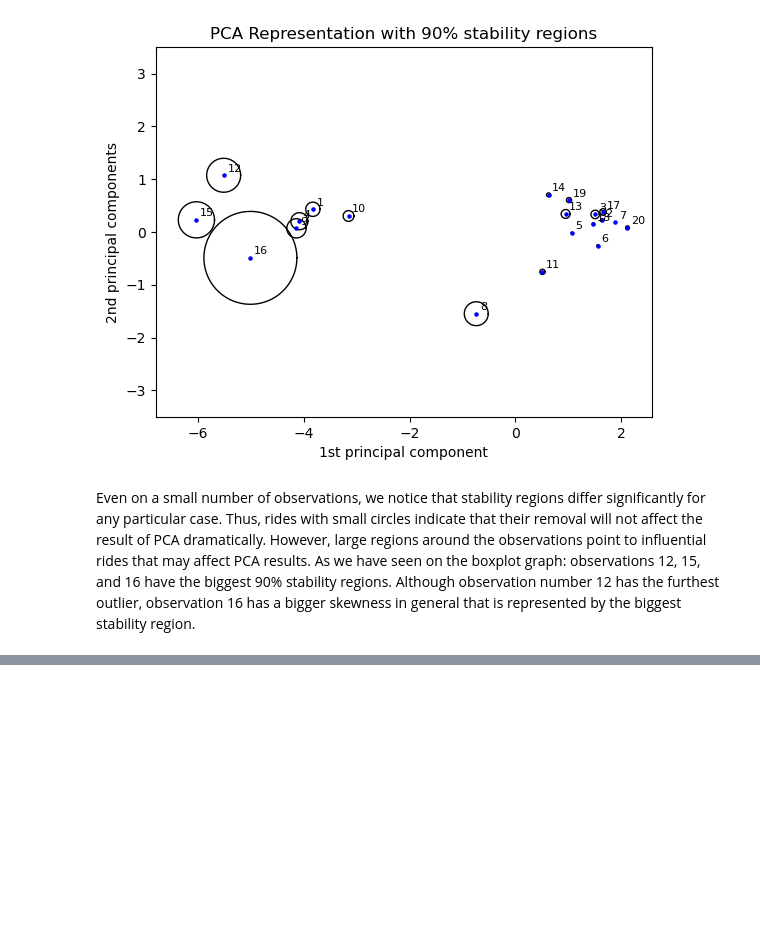
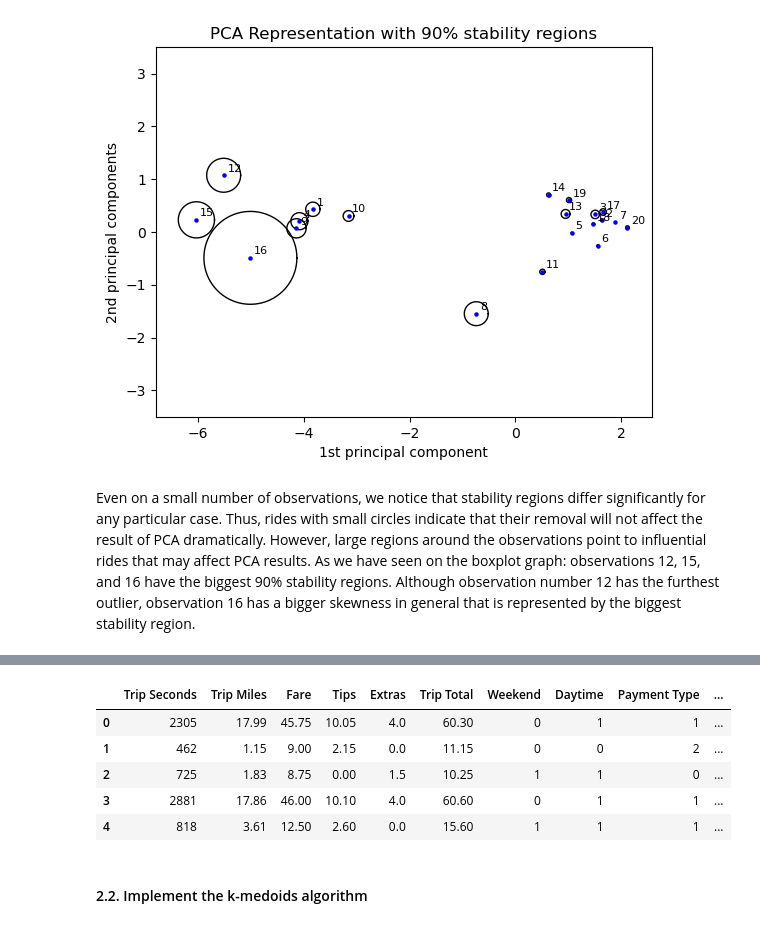
Before and after one commit to karakumka/portfolio, a Jupyter notebook: Project1/PCA_taxi.ipynb, the cells around one changed output, grey strips where cells are left out. Saved outputs shown, nothing was run; the diff lists cells and outputs as text; code cells hidden in the pictures; blank space fills up the shorter version.

```diff
--- a/Project1/PCA_taxi.ipynb
+++ b/Project1/PCA_taxi.ipynb
@@ -321,0 +336,27 @@ Even on a small number of observations, we notice that stability regions differ
+# %%
+boolean_columns = data.select_dtypes(include=['bool']).columns
+data[boolean_columns] = data[boolean_columns].astype(int)
+categorical_columns = data.select_dtypes(include=['object']).columns
+
+inversed = []
+
+for col in categorical_columns:
+    le = LabelEncoder()
+    data[col] = le.fit_transform(data[col])
+    mapping_df = pd.DataFrame({'Encoded': range(len(le.classes_)), col: le.classes_})
+    inversed.append(mapping_df)
+
+inversed = pd.concat(inversed, axis=0)
+
+data = data[['Trip Seconds', 'Trip Miles', 'Fare', 'Tips', 'Extras', 'Trip Total',
+             'Weekend', 'Daytime', 'Payment Type', 'Company']]
+data.head()
+# %% [output]
+|  | Trip Seconds | Trip Miles | Fare | Tips | Extras | Trip Total | Weekend | Daytime | Payment Type | ... |
+| 0 | 2305 | 17.99 | 45.75 | 10.05 | 4.0 | 60.30 | 0 | 1 | 1 | ... |
+| 1 | 462 | 1.15 | 9.00 | 2.15 | 0.0 | 11.15 | 0 | 0 | 2 | ... |
+| 2 | 725 | 1.83 | 8.75 | 0.00 | 1.5 | 10.25 | 1 | 1 | 0 | ... |
+| 3 | 2881 | 17.86 | 46.00 | 10.10 | 4.0 | 60.60 | 0 | 1 | 1 | ... |
+| 4 | 818 | 3.61 | 12.50 | 2.60 | 0.0 | 15.60 | 1 | 1 | 1 | ... |
+# %% [markdown]
+#### 2.2. Implement the k-medoids algorithm
```
Also changed, not shown: parts of 28 cells of this notebook.
